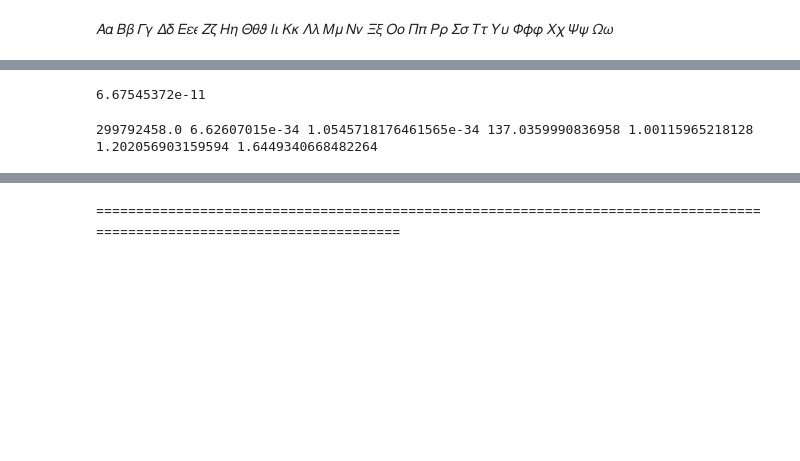
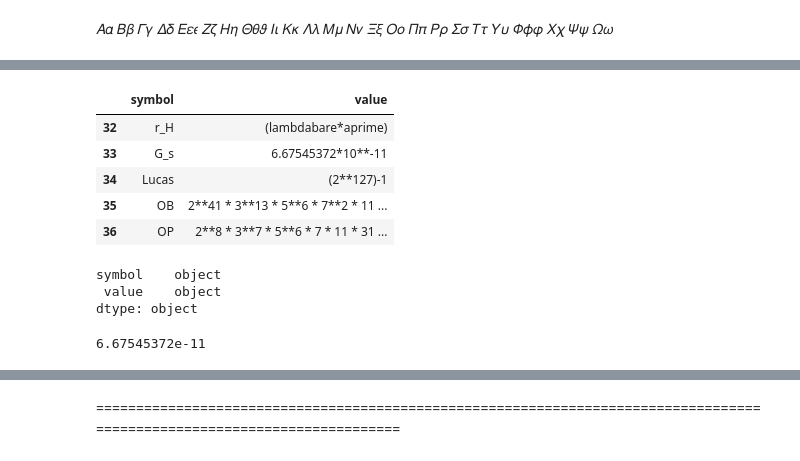
Before and after one commit to LaGuer/hubble-radius, a Jupyter notebook: universe-age.ipynb, the cells around one changed output, grey strips where cells are left out. Drawn from its saved outputs; the diff is of its cells as text; code cells hidden in the pictures; blank space fills up the shorter version.

```diff
--- a/universe-age.ipynb
+++ b/universe-age.ipynb
@@ -69,3 +182,21 @@ print(OP)
+# %%
+df1 = pd.read_csv("constant-table.csv", dtype = {"value" : "float64"}, skiprows = [36], sep = ",")
+#df = pd.to_csv('hubble-table.csv', float_format='%.3f')
+#df.head ()
+df1.tail ()
+# %% [output]
+|  | symbol | value |
+| 32 | r_H | (lambdabare*aprime) |
+| 33 | G_s | 6.67545372*10**-11 |
+| 34 | Lucas | (2**127)-1 |
+| 35 | OB | 2**41 * 3**13 * 5**6 * 7**2 * 11 ... |
+| 36 | OP | 2**8 * 3**7 * 5**6 * 7 * 11 * 31 ... |
+# %%
+df1.dtypes
+# %% [output]
+symbol    object
+ value    object
+dtype: object
 # %%
 # 3**210
 # %%
@@ -77,14 +208,3 @@ print(G_s)
 # %%
 from scipy import constants
 import numpy as np
-# %%
-c=constants.c
-h=constants.h
-hbar=constants.hbar
-a=137.0359990836958
-d_e=1.00115965218128
-xi3=1.202056903159594
-xi2=np.pi**2/6
-print(c,h,hbar,a,d_e,xi3,xi2)
-# %% [output]
-299792458.0 6.62607015e-34 1.0545718176461565e-34 137.0359990836958 1.00115965218128 1.202056903159594 1.6449340668482264
```
Also changed, not shown: parts of 15 cells of this notebook.
